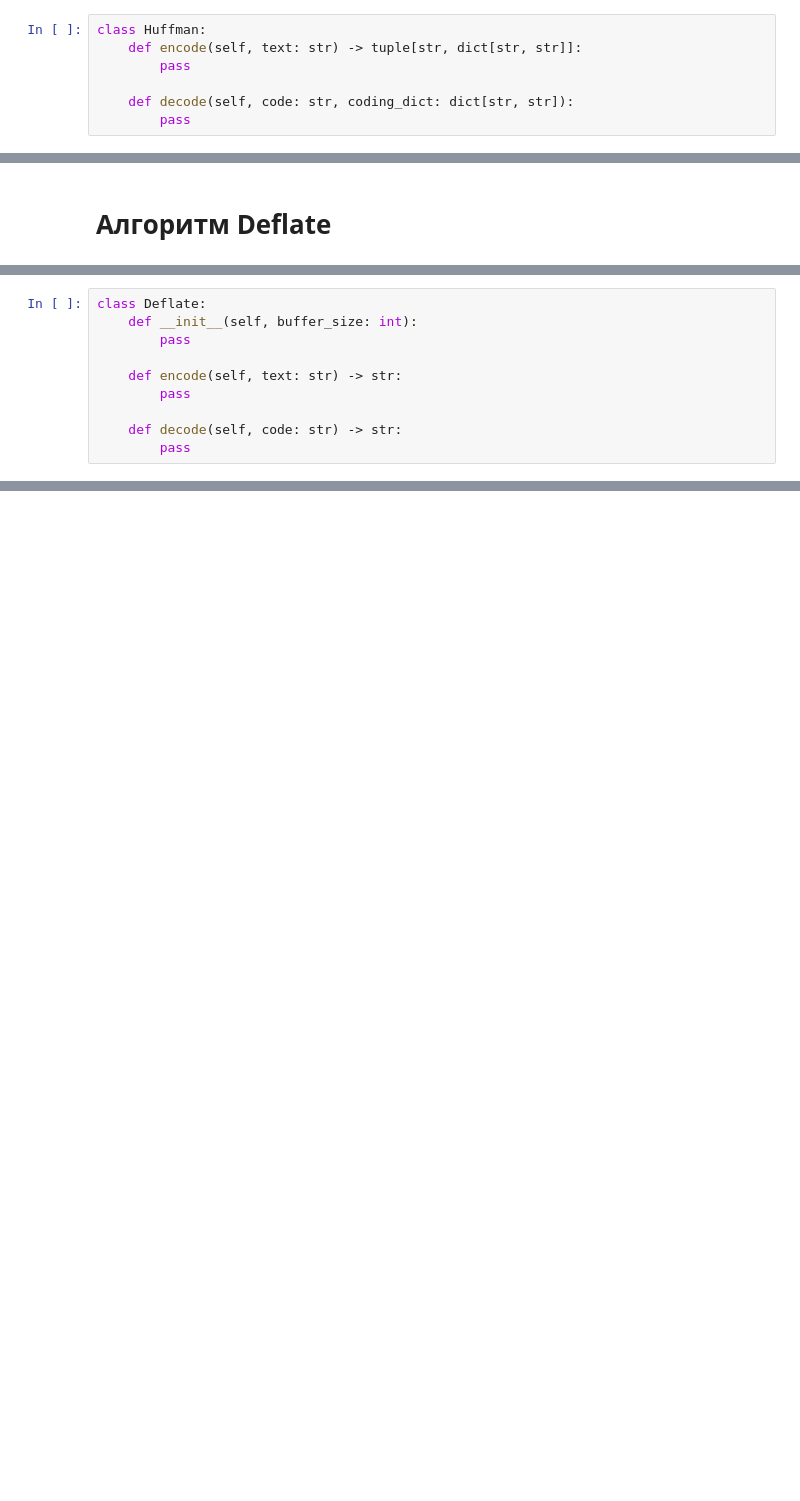
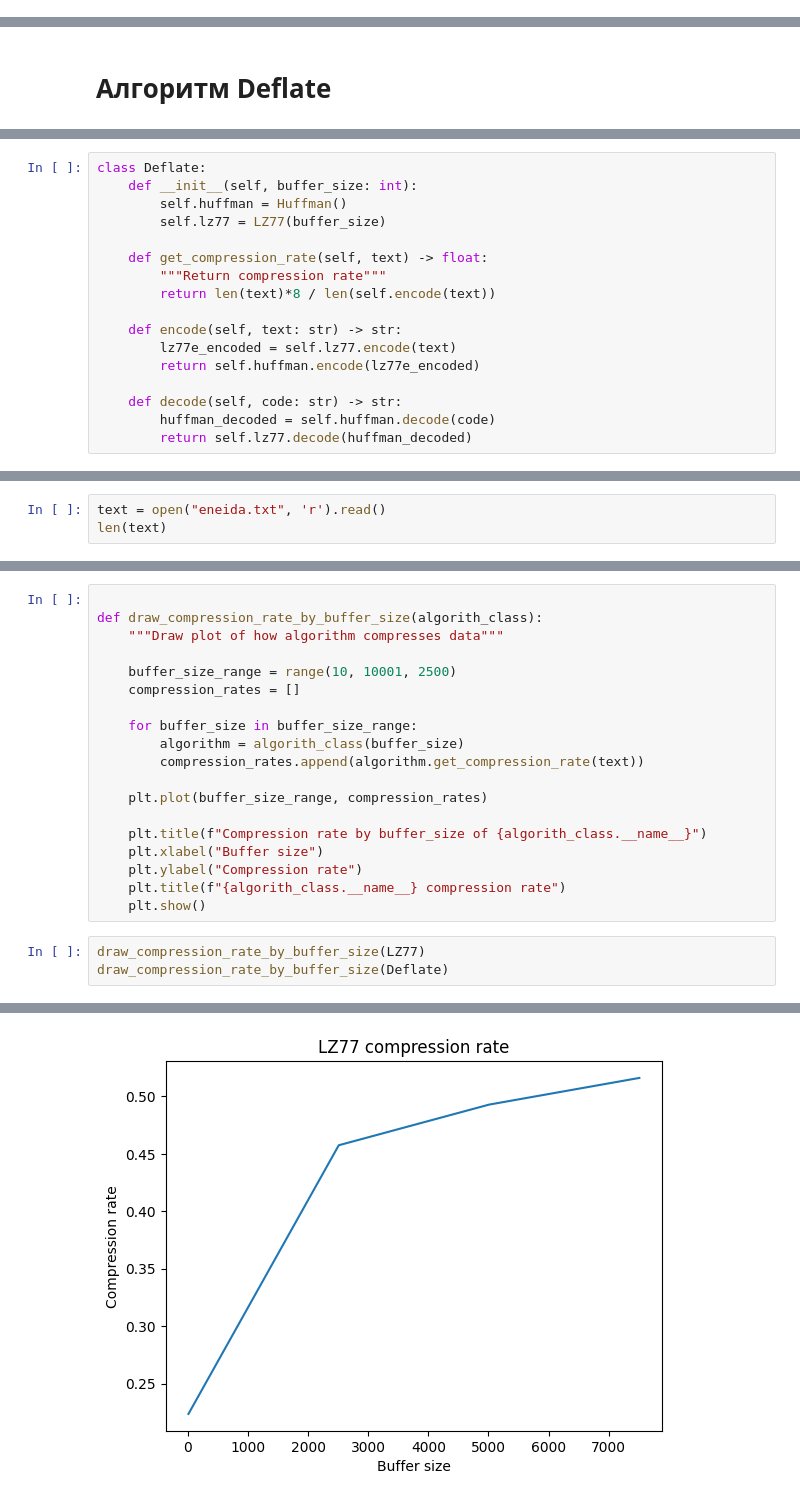
Before and after one commit to Zhukowych/9-lab-compresssion-algorithms, a Jupyter notebook: LZ77-Deflate.ipynb, the cells around one changed output, grey strips where cells are left out. Saved outputs shown, nothing was run; the diff lists cells and outputs as text; blank space fills up the shorter version.

Commit message:
add final versin of LZ77-Deflate and generated pdf

```diff
--- a/LZ77-Deflate.ipynb
+++ b/LZ77-Deflate.ipynb
@@ -20,7 +0,0 @@
-# %%
-class Huffman:
-    def encode(self, text: str) -> tuple[str, dict[str, str]]:
-        pass
-
-    def decode(self, code: str, coding_dict: dict[str, str]):
-        pass
@@ -43,10 +189,17 @@ class LZ77:
 # %%
 class Deflate:
     def __init__(self, buffer_size: int):
-        pass
+        self.huffman = Huffman()
+        self.lz77 = LZ77(buffer_size)
+
+    def get_compression_rate(self, text) -> float:
+        """Return compression rate"""
+        return len(text)*8 / len(self.encode(text))
 
     def encode(self, text: str) -> str:
-        pass
+        lz77e_encoded = self.lz77.encode(text)
+        return self.huffman.encode(lz77e_encoded)
 
     def decode(self, code: str) -> str:
-        pass
+        huffman_decoded = self.huffman.decode(code)
+        return self.lz77.decode(huffman_decoded)
@@ -52,0 +274,3 @@ class Deflate:
+# %%
+text = open("eneida.txt", 'r').read()
+len(text)
@@ -52,0 +279,23 @@ class Deflate:
+# %%
+
+def draw_compression_rate_by_buffer_size(algorith_class):
+    """Draw plot of how algorithm compresses data"""
+
+    buffer_size_range = range(10, 10001, 2500)
+    compression_rates = []
+
+    for buffer_size in buffer_size_range:
+        algorithm = algorith_class(buffer_size)
+        compression_rates.append(algorithm.get_compression_rate(text))
+
+    plt.plot(buffer_size_range, compression_rates)
+
+    plt.title(f"Compression rate by buffer_size of {algorith_class.__name__}")
+    plt.xlabel("Buffer size")
+    plt.ylabel("Compression rate")
+    plt.title(f"{algorith_class.__name__} compression rate")
+    plt.show()
+# %%
+draw_compression_rate_by_buffer_size(LZ77)
+draw_compression_rate_by_buffer_size(Deflate)
+# %% [output]
@@ -52,0 +306 @@ class Deflate:
+[figure, added]
```
Also changed, not shown: parts of 20 cells of this notebook, 1 other file.
